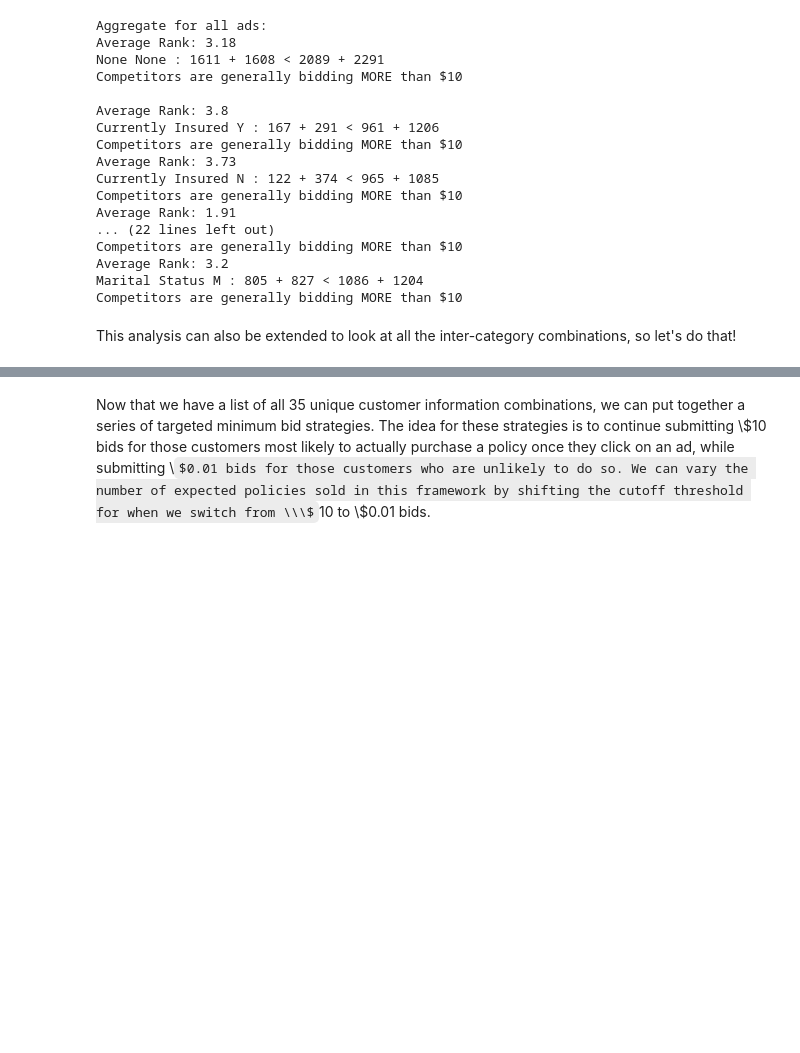
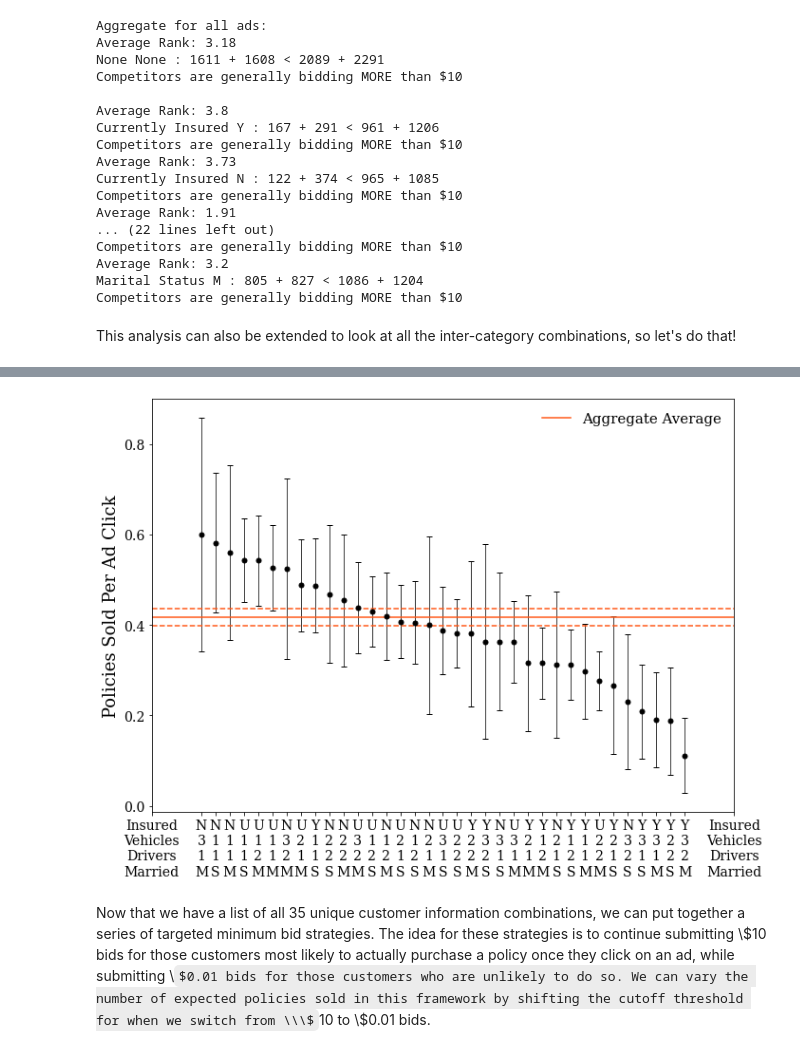
Before and after one commit to rdp135/Root_Insurance, a Jupyter notebook: TargetedMinimumBids.ipynb, the cells around one changed output, grey strips where cells are left out. Drawn from its saved outputs; the diff is of its cells as text; code cells hidden in the pictures; some formulas as TeX source; blank space fills up the shorter version.

Commit message:
Added policies sold per ad click figure

```diff
--- a/TargetedMinimumBids.ipynb
+++ b/TargetedMinimumBids.ipynb
@@ -339,6 +339,39 @@ categories_df
 | 32 | Y | 3.0 | 1.0 | M | 0.190476 | 0.105094 | 21.0 | ... |
 | 33 | Y | 2.0 | 2.0 | S | 0.187500 | 0.118942 | 16.0 | ... |
 | 34 | Y | 3.0 | 2.0 | M | 0.111111 | 0.083356 | 18.0 | ... |
+# %%
+#Let's now investigate the specific customer information combinations
+
+#Necessary entry for effective labeling
+CustomerLabels = ["Insured\nVehicles\nDrivers\nMarried"]
+
+for i in range(len(categories_df)):
+        CustomerInfo = categories_df.iloc[i][["Insured","Vehicles","Drivers","Marital Status"]].values
+        CustomerLabel = str(CustomerInfo[0]).replace('unknown','U')+'\n'+str(int(CustomerInfo[1]))+'\n'+str(int(CustomerInfo[2]))+'\n'+str(CustomerInfo[3])
+        CustomerLabels.append(CustomerLabel)
+CustomerLabels.append("Insured\nVehicles\nDrivers\nMarried")
+
+plt.figure(figsize=(11.0,8))
+
+plt.errorbar(x=categories_df.index, y=categories_df["Policies Sold per Click"],
+             yerr=categories_df["Policies Sold per Click Uncertainty"],
+             color='k', fmt='o', capsize=3, linewidth=0.75, markersize=5)
+
+plt.axhline(0.417+0.0187,color=RootOrange,linestyle='--')
+plt.axhline(0.417,color=RootOrange,linestyle='-',label='Aggregate Average')
+plt.axhline(0.417-0.0187,color=RootOrange,linestyle='--')
+
+plt.legend(fontsize=15,loc='best',frameon=False)
+#plt.xlabel('Customer Information', fontsize=18)
+plt.ylabel('Policies Sold Per Ad Click', fontsize=18)
+plt.xticks([-3.5]+list(categories_df.index)+[35+2.5],CustomerLabels,fontsize=14)
+plt.yticks(fontsize=14)
+
+plt.xlim(-3.5,35+2.5)
+
+plt.show()
+# %% [output]
+[figure, added]
 # %% [markdown]
 Now that we have a list of all 35 unique customer information combinations, we can put together a series of targeted minimum bid strategies. The idea for these strategies is to continue submitting \\\$10 bids for those customers most likely to actually purchase a policy once they click on an ad, while submitting \\$0.01 bids for those customers who are unlikely to do so. We can vary the number of expected policies sold in this framework by shifting the cutoff threshold for when we switch from \\\$10 to \\\$0.01 bids.
 # %%
```
Also changed, not shown: parts of 2 cells of this notebook.
